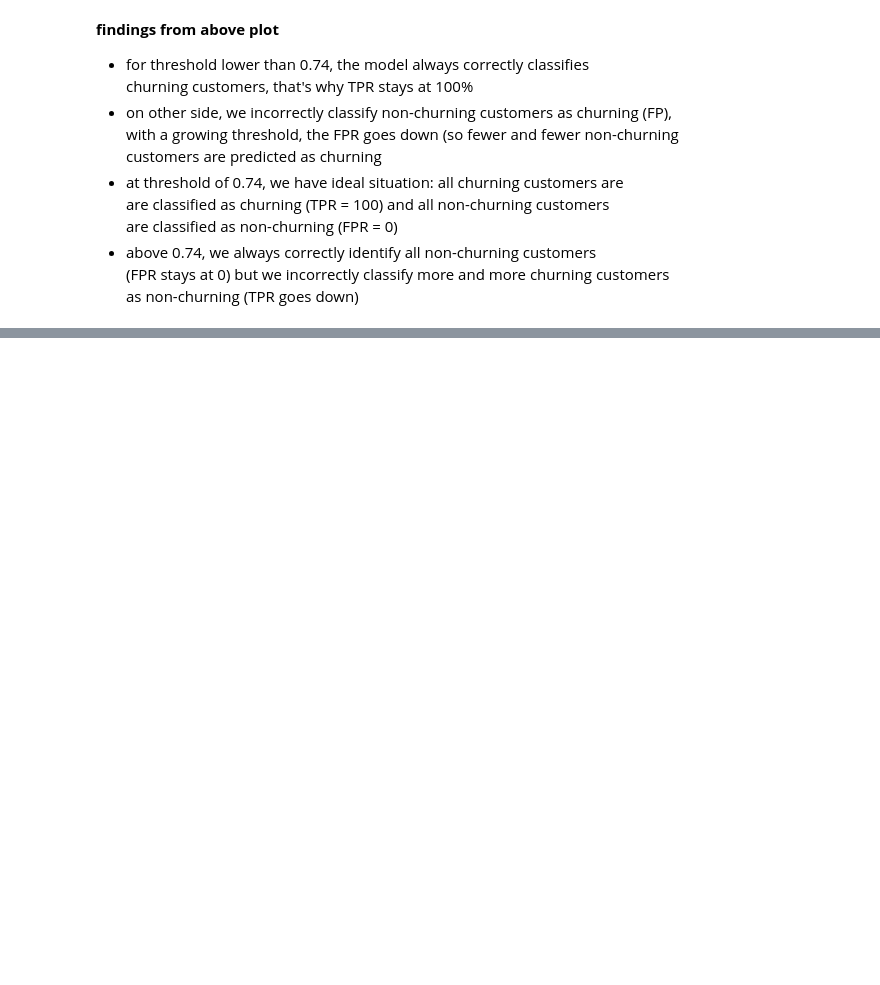
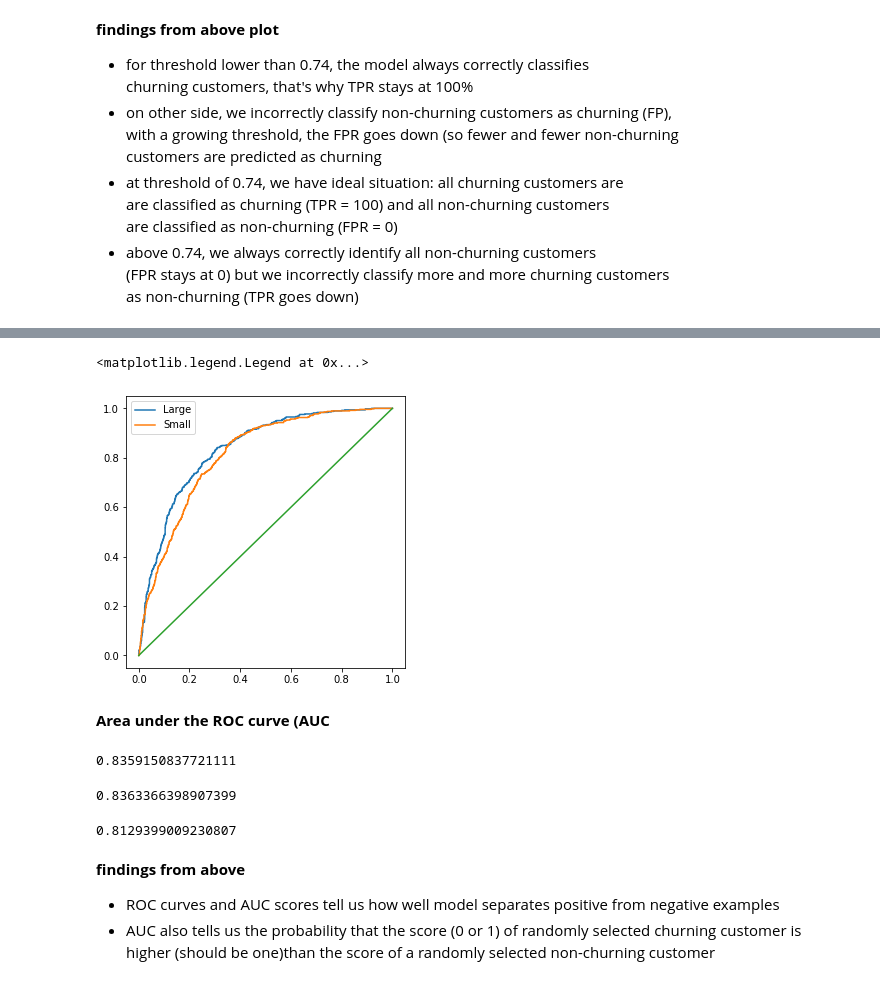
Before and after one commit to MartinTschendel/churn, a Jupyter notebook: 200909-churn.ipynb, the cells around one changed output, grey strips where cells are left out. Saved outputs shown, nothing was run; the diff lists cells and outputs as text; code cells hidden in the pictures; blank space fills up the shorter version.

```diff
--- a/200909-churn.ipynb
+++ b/200909-churn.ipynb
@@ -602,0 +643,38 @@ Text(0.5, 1.0, 'ROC Curve')
+# %%
+#compare performance (ROC curves) of of the large and small models
+fpr_large, tpr_large, thresholds = roc_curve(y_val, y_pred)
+fpr_small, tpr_small, thresholds = roc_curve(y_val, y_pred_small)
+
+plt.figure(figsize=(5, 5))
+
+plt.plot(fpr_large, tpr_large, label='Large')
+plt.plot(fpr_small, tpr_small, label='Small')
+plt.plot([0, 1], [0, 1])
+plt.legend()
+# %% [output]
+<matplotlib.legend.Legend at 0x...>
+[figure, added]
+# %% [markdown]
+<b>Area under the ROC curve (AUC</b>
+# %%
+from sklearn.metrics import auc
+auc(df_scores.fpr, df_scores.tpr)
+# %% [output]
+0.8359150837721111
+# %%
+#directly compute the AUC without the ROC
+from sklearn.metrics import roc_auc_score
+roc_auc_score(y_val, y_pred)
+# %% [output]
+0.8363366398907399
+# %%
+#directly compute the AUC without the ROC
+#for the small model
+from sklearn.metrics import roc_auc_score
+roc_auc_score(y_val, y_pred_small)
+# %% [output]
+0.8129399009230807
+# %% [markdown]
+<b>findings from above</b>
+* ROC curves and AUC scores tell us how well model separates positive from negative examples
+* AUC also tells us the probability that the score (0 or 1) of randomly selected churning customer is higher (should be one)than the score of a randomly selected non-churning customer
```
Also changed, not shown: parts of 27 cells of this notebook.
